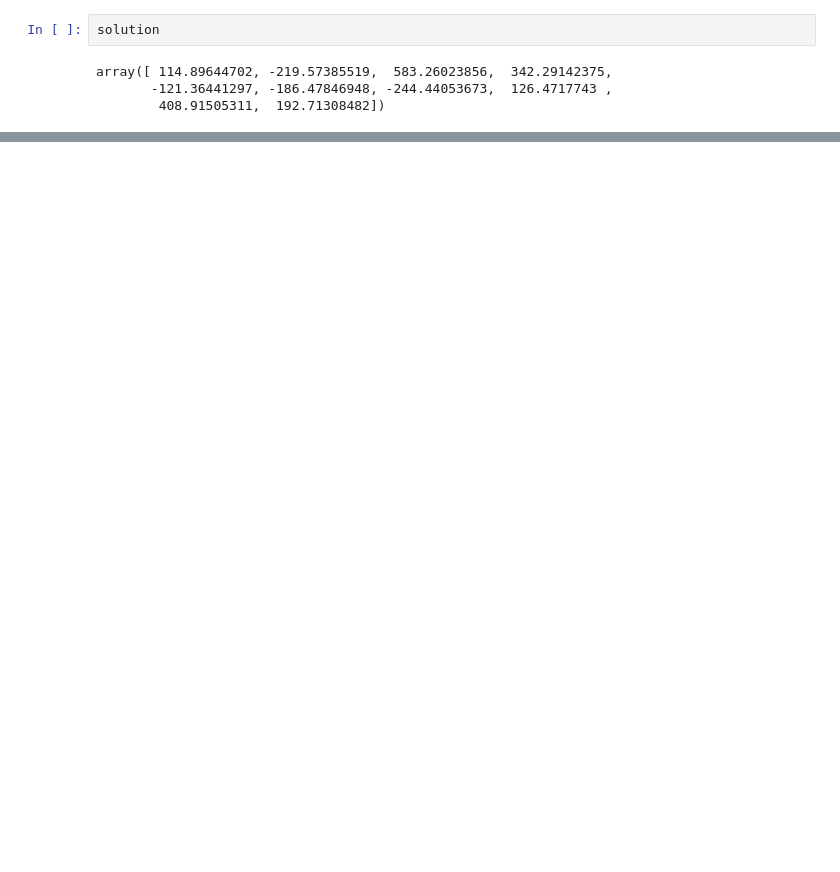
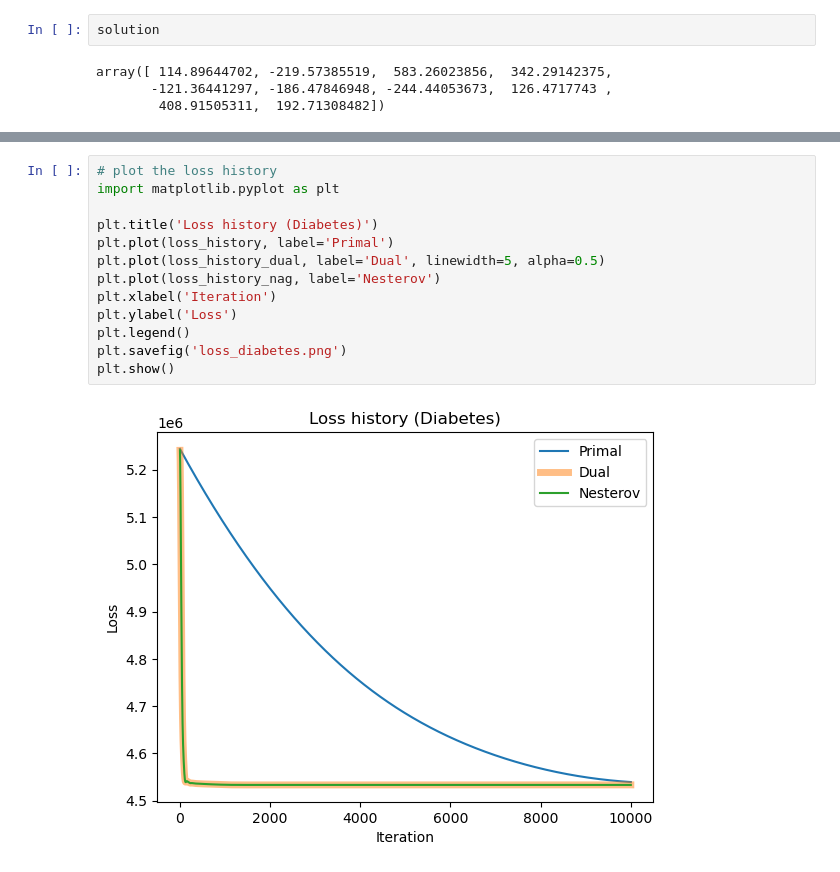
Before and after one commit to cinekucia/ODA_Nesterov, a Jupyter notebook: experiments.ipynb, the cells around one changed output, grey strips where cells are left out. Drawn from its saved outputs; the diff is of its cells as text; blank space fills up the shorter version.

```diff
--- a/experiments.ipynb
+++ b/experiments.ipynb
@@ -112,0 +149,15 @@ array([ 125.20673175, -258.20235343,  627.47490816,  346.31699151,
+# %%
+# plot the loss history
+import matplotlib.pyplot as plt
+
+plt.title('Loss history (Diabetes)')
+plt.plot(loss_history, label='Primal')
+plt.plot(loss_history_dual, label='Dual', linewidth=5, alpha=0.5)
+plt.plot(loss_history_nag, label='Nesterov')
+plt.xlabel('Iteration')
+plt.ylabel('Loss')
+plt.legend()
+plt.savefig('loss_diabetes.png')
+plt.show()
+# %% [output]
+[figure, added]
```
Also changed, not shown: parts of 35 cells of this notebook.
